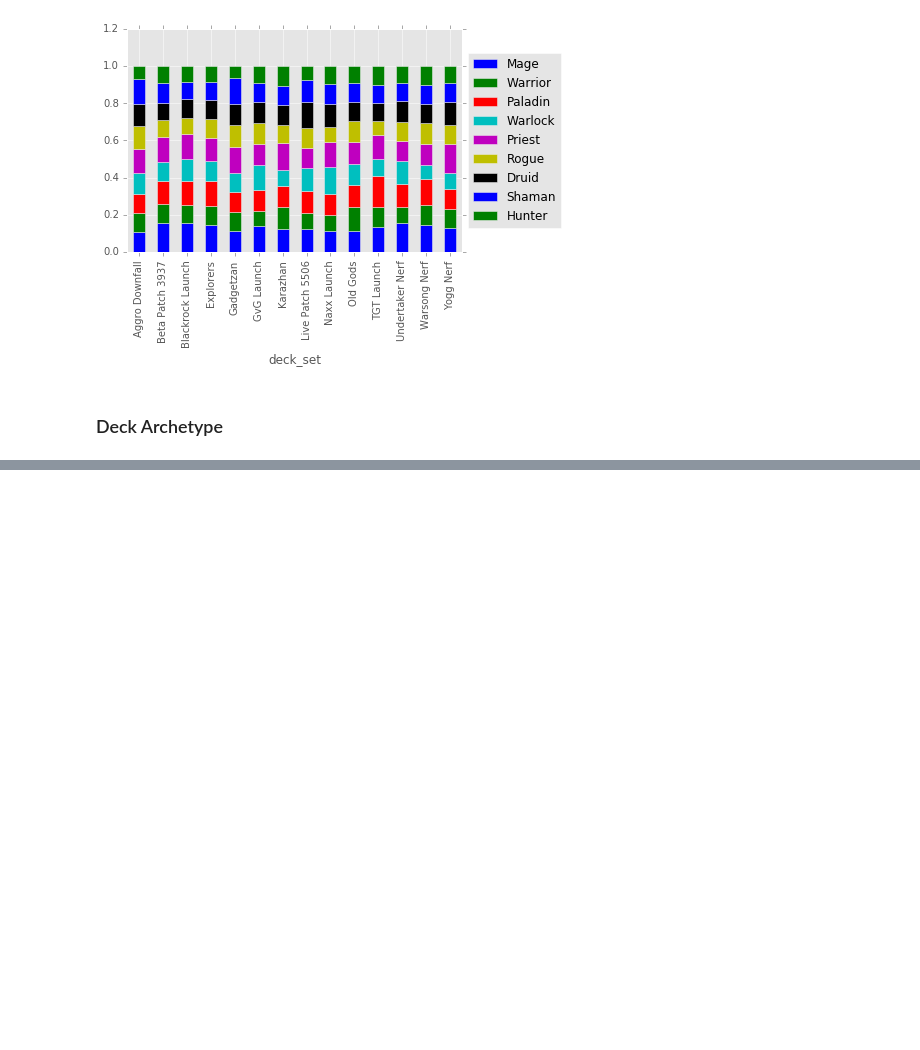
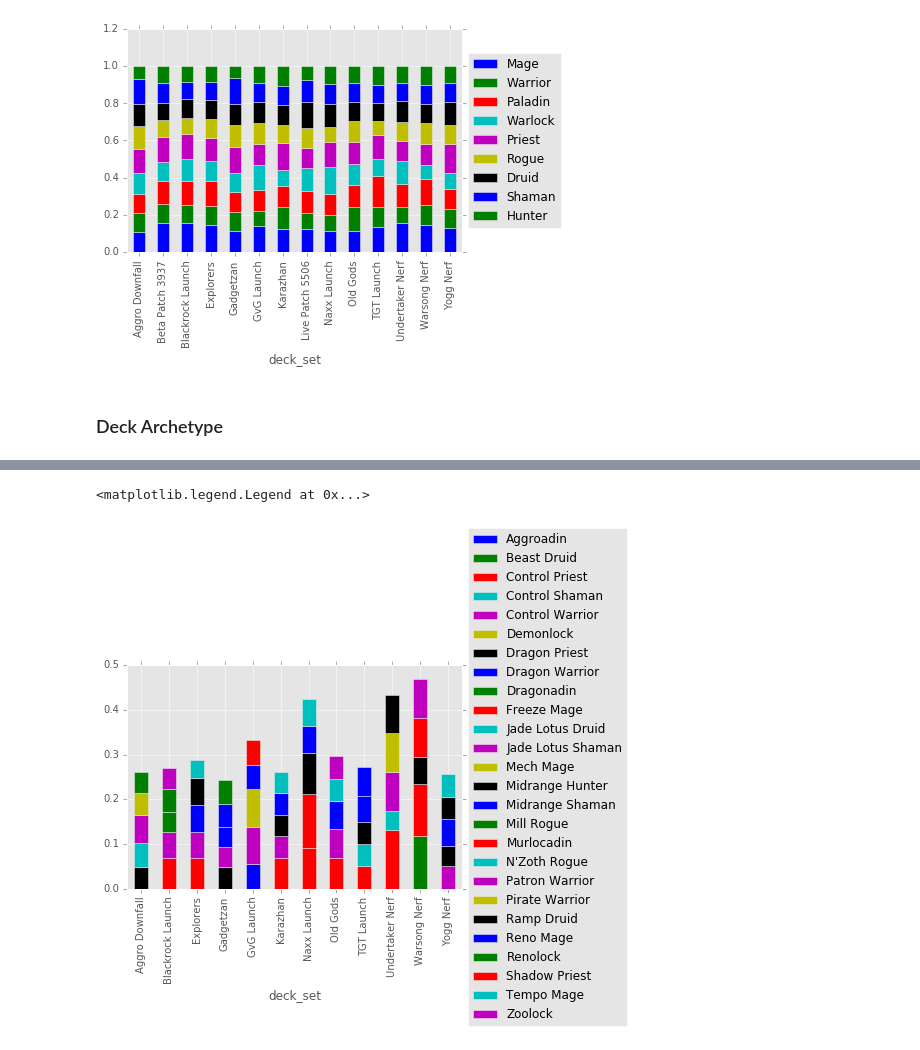
Before and after one commit to dawei95130/hearthstone, a Jupyter notebook: hearthstone.ipynb, the cells around one changed output, grey strips where cells are left out. Saved outputs shown, nothing was run; the diff lists cells and outputs as text; code cells hidden in the pictures; blank space fills up the shorter version.

```diff
--- a/hearthstone.ipynb
+++ b/hearthstone.ipynb
@@ -232,0 +278,10 @@ b.plot(kind = 'bar',stacked = True).legend(loc='center left', bbox_to_anchor=(1,
+# %%
+c.drop(['Beta Patch 3937'],axis = 0, inplace = True)
+c.drop(['Live Patch 5506'],axis = 0, inplace = True)
+
+c.dropna(axis = 1, how = 'all', inplace = True)
+# %%
+c.plot(kind = 'bar',stacked = True).legend(loc='center left', bbox_to_anchor=(1, 0.5))
+# %% [output]
+<matplotlib.legend.Legend at 0x...>
+[figure, added]
```
Also changed, not shown: parts of 5 cells of this notebook.
